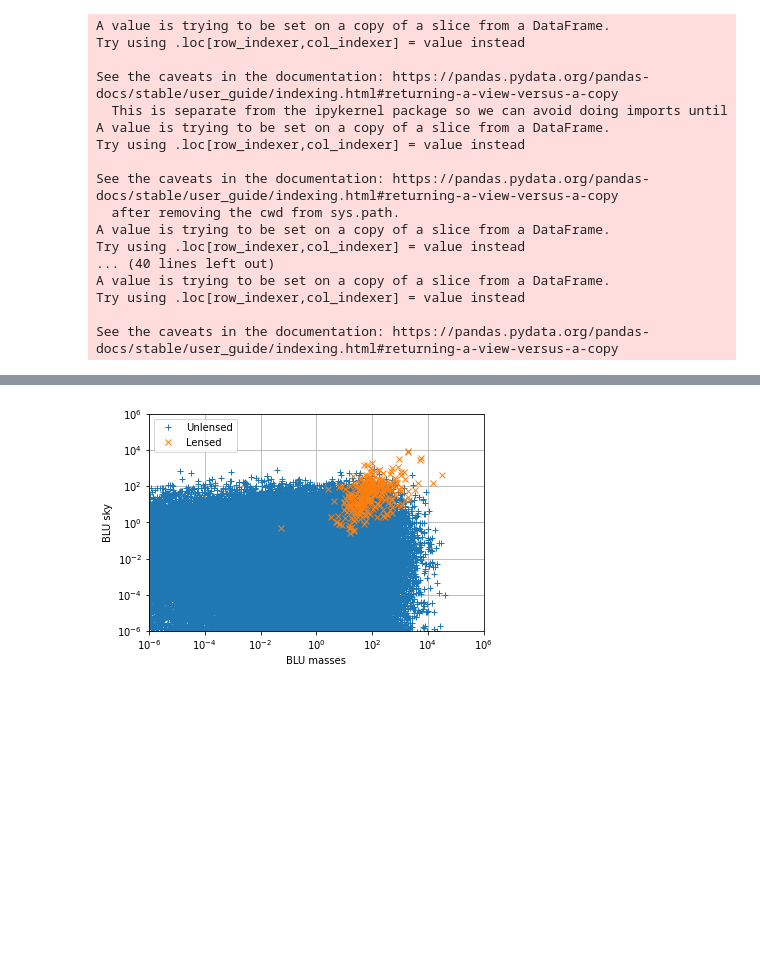
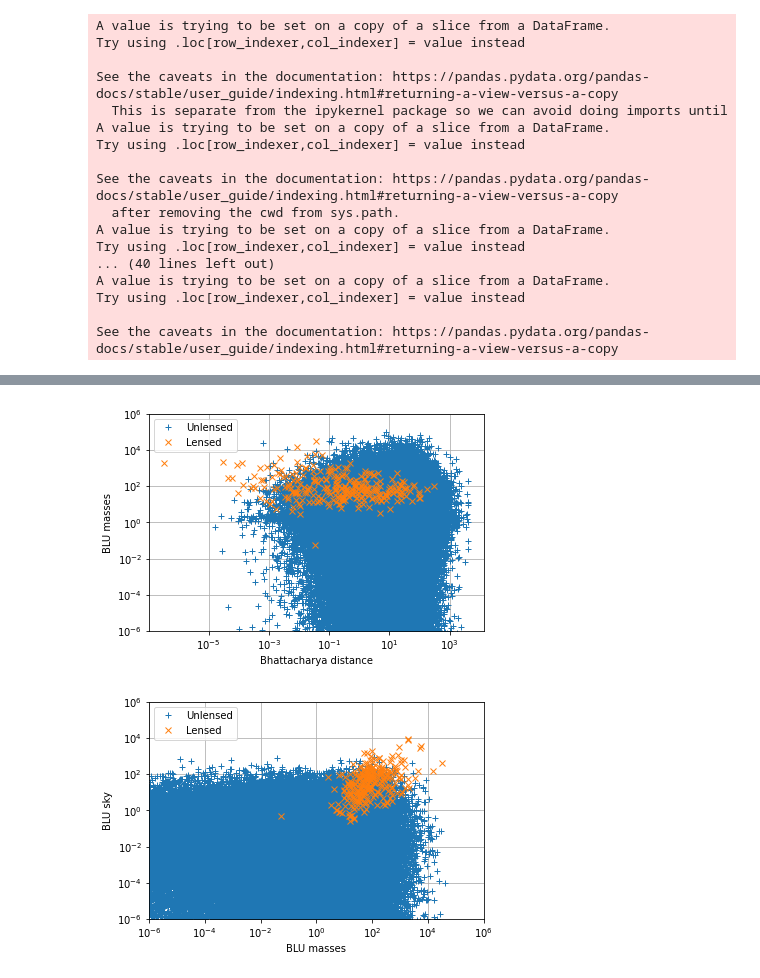
Before and after one commit to srashtig/lensid-15jul-2022, a Jupyter notebook: review/ML_blu_FPPs_inj_pars_investigate.ipynb, the cells around one changed output, grey strips where cells are left out. Drawn from its saved outputs; the diff is of its cells as text; code cells hidden in the pictures; blank space fills up the shorter version.

```diff
--- a/review/ML_blu_FPPs_inj_pars_investigate.ipynb
+++ b/review/ML_blu_FPPs_inj_pars_investigate.ipynb
@@ -1490,0 +1489,11 @@ plt.show()
+# %%
+plt.loglog(1/df_unlensed_new['bhattacharya_coeff_guess'],df_unlensed_new['m1, m2'],'+',label='Unlensed')
+plt.loglog(1/df_lensed_new['bhattacharya_coeff_guess'],df_lensed_new['m1, m2'],'x',label='Lensed')
+plt.ylim(1e-6,1e6)
+plt.xlabel('Bhattacharya distance')
+plt.ylabel('BLU masses')
+plt.legend()
+plt.grid()
+plt.show()
+# %% [output]
+[figure, added]
```
Also changed, not shown: parts of 13 cells of this notebook, 4 other files.
